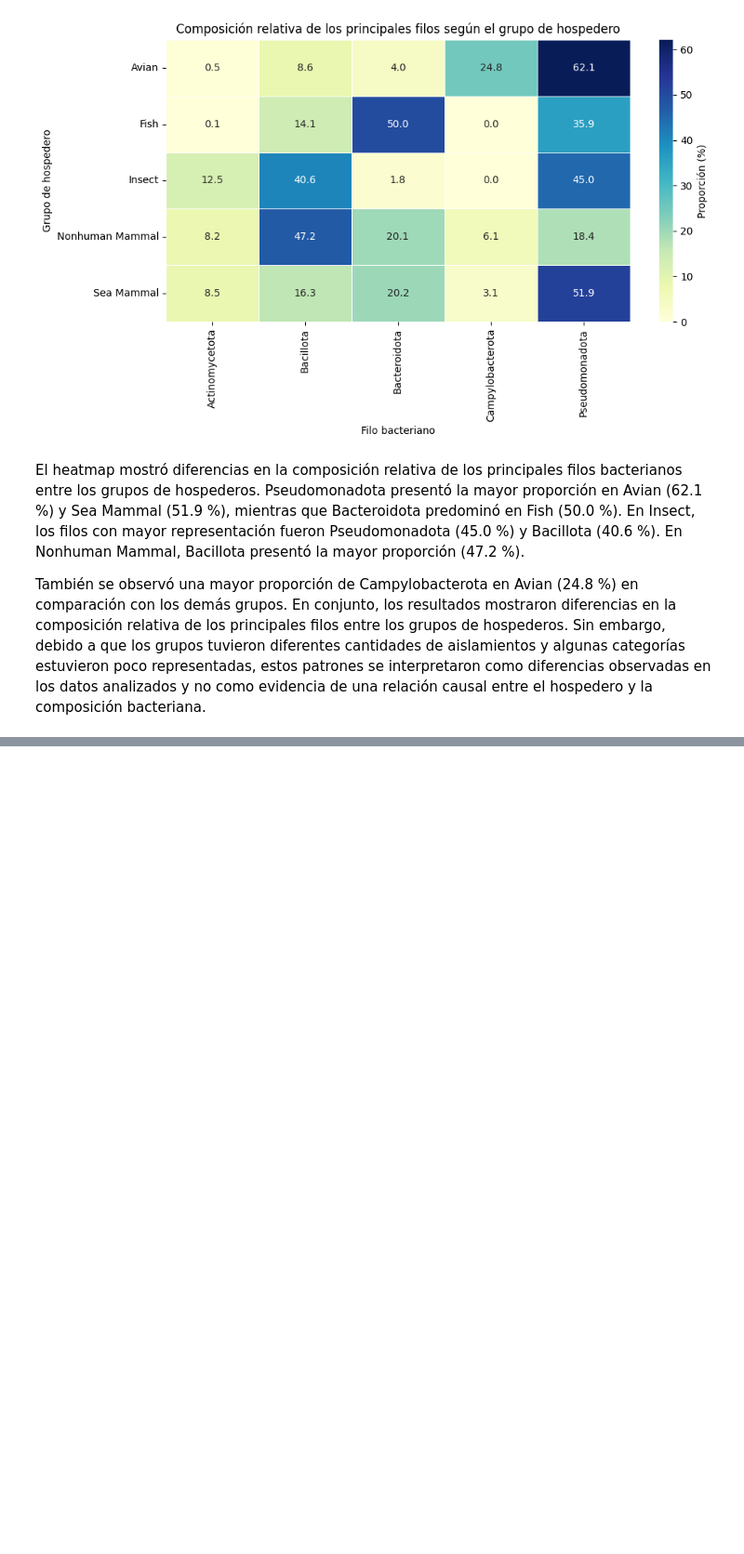
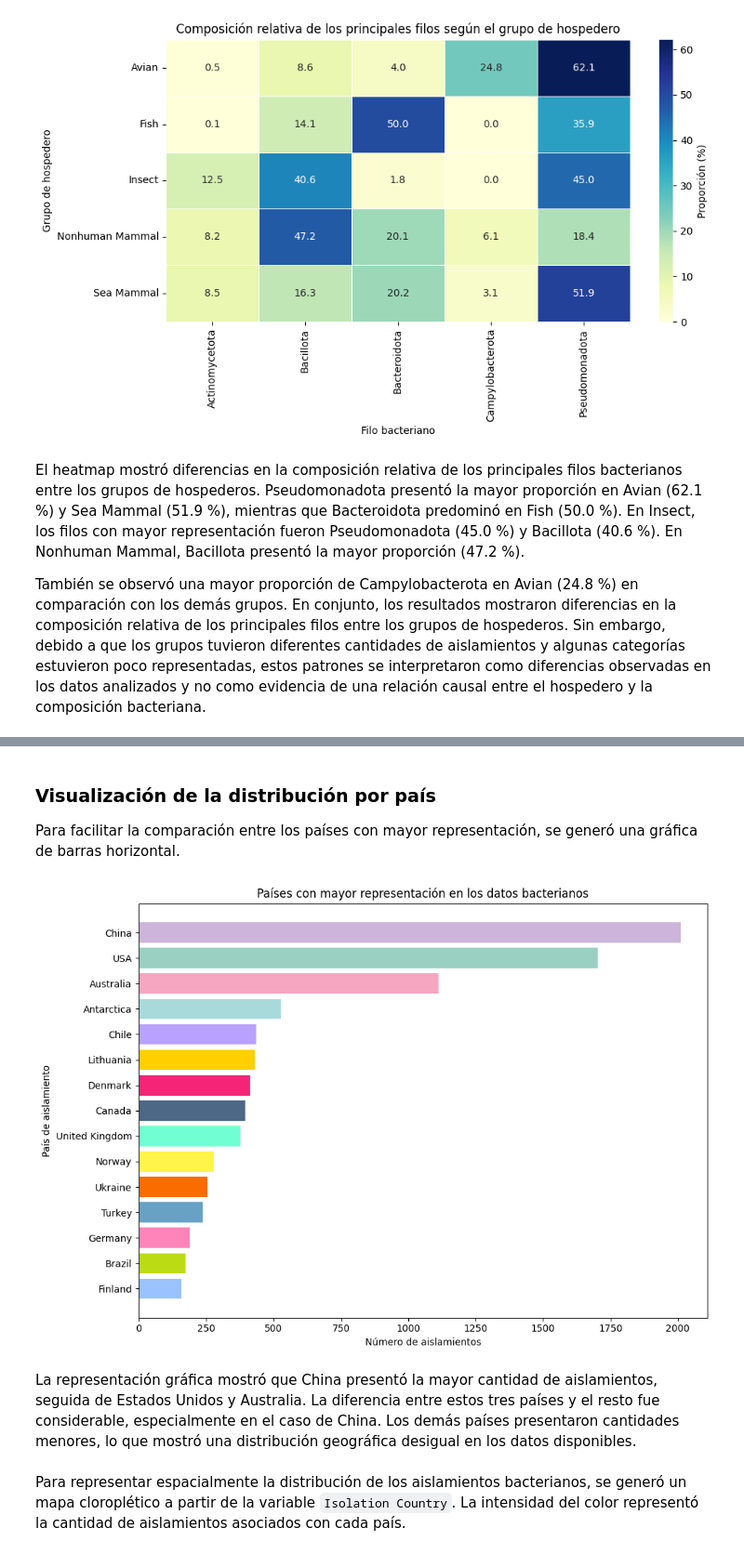
Before and after one commit to Mayfm/wildlife-bacterial-dynamics, a Jupyter notebook: Project_code_wildlife_and_bacterial_dynamics.ipynb, the cells around one changed output, grey strips where cells are left out. Shown at 93% size. Drawn from its saved outputs; the diff is of its cells as text; code cells hidden in the pictures; blank space fills up the shorter version.

```diff
--- a/Project_code_wildlife_and_bacterial_dynamics.ipynb
+++ b/Project_code_wildlife_and_bacterial_dynamics.ipynb
@@ -39,8 +53,11 @@ Los archivos CSV descargados de BV-BRC contenían información sobre los genomas
 import pandas as pd
 import glob
 
+# Ruta donde están los archivos de BV-BRC en Google Drive
+ruta = '/content/drive/MyDrive/Proyecto_final_tecnolochicas'
+
 # Buscar todos los archivos de BV-BRC
-archivos = glob.glob("/content/BVBRC_genome_*.csv")
+archivos = glob.glob("/content/drive/MyDrive/Proyecto_final_tecnolochicas/BVBRC_genome_*.csv")
 
 # Leer cada archivo
 tablas = [pd.read_csv(archivo) for archivo in archivos]
@@ -914,0 +996,10 @@ También se observó una mayor proporción de Campylobacterota en Avian (24.8 %)
+# %%
+# Contar los aislamientos según el país de aislamiento
+frecuencia_pais = (
+    wildlife_animales["Isolation Country"]
+    .dropna()
+    .value_counts()
+)
+
+# Mostrar los 15 países con mayor frecuencia
+frecuencia_pais.head(15)
@@ -914,0 +1060,57 @@ También se observó una mayor proporción de Campylobacterota en Avian (24.8 %)
+# %% [markdown]
+### Visualización de la distribución por país
+
+Para facilitar la comparación entre los países con mayor representación, se generó una gráfica de barras horizontal.
+# %%
+import matplotlib.pyplot as plt
+
+# Seleccionar los 15 países con mayor frecuencia
+top_paises = frecuencia_pais.head(15).sort_values()
+
+# Paleta de colores pastel personalizada
+colores_paises = [
+    "#99C2FF",
+    "#BBDC12",
+    "#FF84BA",
+    "#67A2C5",
+    "#FB6C00",
+    "#FFF449",
+    "#70FFD2",
+    "#4D6787",
+    "#F62477",
+    "#FFCF00",
+    "#B8A1FF",
+    "#A8DADC",
+    "#F7A6C2",
+    "#9AD0C2",
+    "#CDB4DB"
+]
+
+# Crear la figura
+plt.figure(figsize=(10, 7))
+
+# Crear la gráfica de barras horizontal
+plt.barh(
+    top_paises.index,
+    top_paises.values,
+    color=colores_paises
+)
+
+# Agregar etiquetas
+plt.xlabel("Número de aislamientos")
+plt.ylabel("País de aislamiento")
+
+# Agregar título
+plt.title(
+    "Países con mayor representación en los datos bacterianos"
+)
+
+# Ajustar la figura
+plt.tight_layout()
+
+# Mostrar la gráfica
+plt.show()
+# %% [output]
+[figure, added]
+# %% [markdown]
+La representación gráfica mostró que China presentó la mayor cantidad de aislamientos, seguida de Estados Unidos y Australia. La diferencia entre estos tres países y el resto fue considerable, especialmente en el caso de China. Los demás países presentaron cantidades menores, lo que mostró una distribución geográfica desigual en los datos disponibles.
@@ -914,0 +1119,2 @@ También se observó una mayor proporción de Campylobacterota en Avian (24.8 %)
+# %% [markdown]
+Para representar espacialmente la distribución de los aislamientos bacterianos, se generó un mapa cloroplético a partir de la variable `Isolation Country`. La intensidad del color representó la cantidad de aislamientos asociados con cada país.
```
Also changed, not shown: parts of 96 cells of this notebook.
